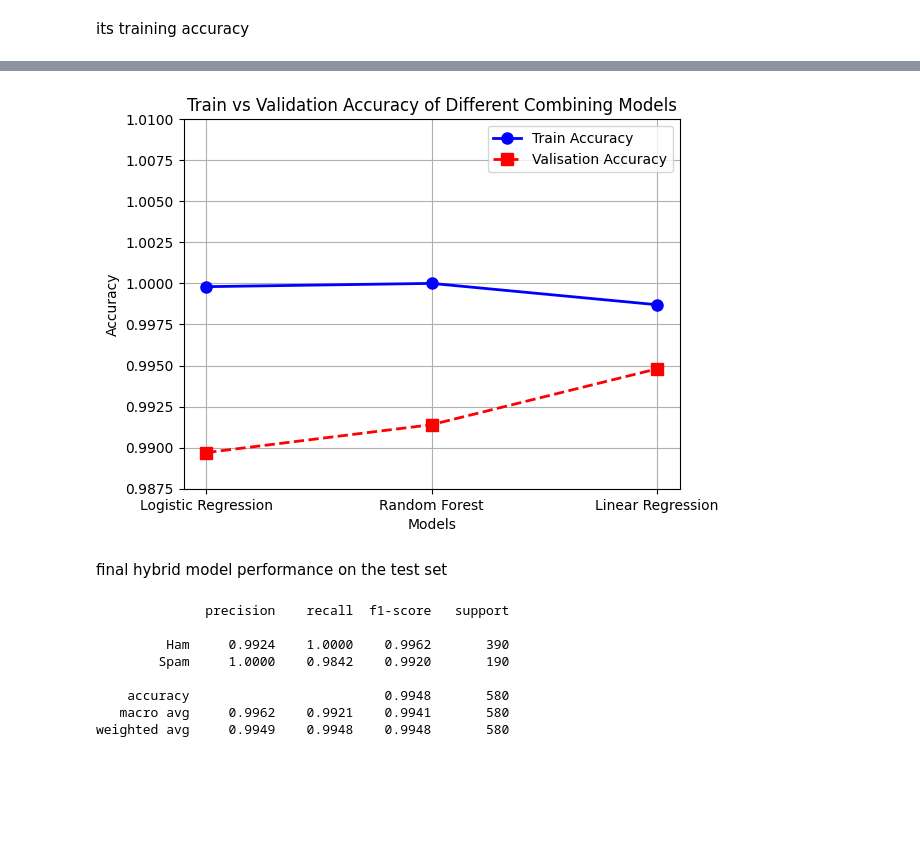
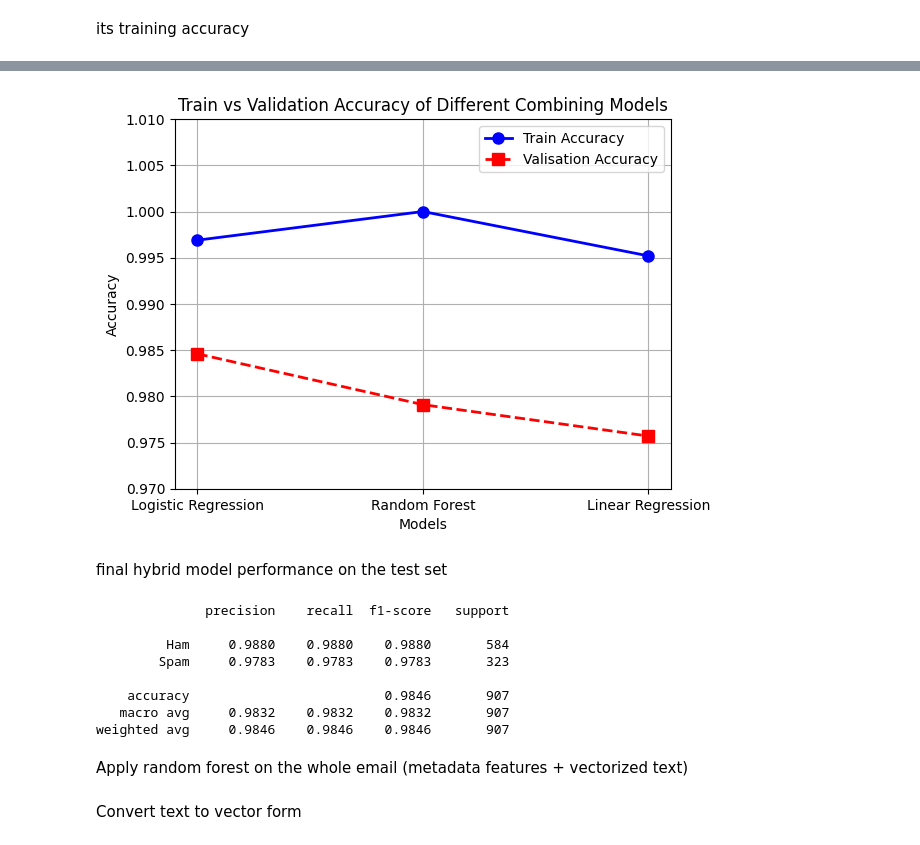
Before and after one commit to LindaPeng123/Hybrid_Spam_Classification, a Jupyter notebook: model_creation.ipynb, the cells around one changed output, grey strips where cells are left out. Drawn from its saved outputs; the diff is of its cells as text; code cells hidden in the pictures; blank space fills up the shorter version.

```diff
--- a/model_creation.ipynb
+++ b/model_creation.ipynb
@@ -570,32 +646,35 @@ accuracy_score(y_train, final_train_preds)
 # %%
 model_name_comb = ["Logistic Regression", "Random Forest", "Linear Regression"]
-val_accuracy = [0.9897, 0.9914, 0.9948]
-train_accuracy = [0.9998, 1, 0.9987]
+val_accuracy = [0.9846, 0.9791, 0.9757]
+train_accuracy = [0.9969, 1, 0.9952]
 plt.plot(model_name_comb, train_accuracy, marker='o', linestyle='-', color='blue', linewidth=2, markersize=8, label="Train Accuracy")
 plt.plot(model_name_comb, val_accuracy, marker='s', linestyle='--', color='red', linewidth=2, markersize=8, label="Valisation Accuracy")
 plt.xlabel("Models")
 plt.ylabel("Accuracy")
 plt.title("Train vs Validation Accuracy of Different Combining Models")
-plt.ylim(0.9875, 1.01)
+plt.ylim(0.97, 1.01)
 plt.legend()
 plt.grid(True)
 plt.show()
 # %% [output]
-[figure, old version]
+[figure, new version]
 # %% [markdown]
 final hybrid model performance on the test set
 # %%
 comb_df_test = np.column_stack((test_prob_list, y_pred_prob_test))
-test_pred_final = model_lr.predict(comb_df_test)
-test_pred_final1 = [1 if i >= 0.5 else 0 for i in test_pred_final]
-report_final_test = classification_report(y_test_bert, test_pred_final1, target_names = ["Ham", "Spam"], digits=4)
+test_pred_final = meta_classifier.predict(comb_df_test)
+report_final_test = classification_report(y_test_bert, test_pred_final, target_names = ["Ham", "Spam"], digits=4)
 print(report_final)
 # %% [output]
               precision    recall  f1-score   support
 
-         Ham     0.9924    1.0000    0.9962       390
-        Spam     1.0000    0.9842    0.9920       190
+         Ham     0.9880    0.9880    0.9880       584
+        Spam     0.9783    0.9783    0.9783       323
 
-    accuracy                         0.9948       580
-   macro avg     0.9962    0.9921    0.9941       580
-weighted avg     0.9949    0.9948    0.9948       580
+    accuracy                         0.9846       907
+   macro avg     0.9832    0.9832    0.9832       907
+weighted avg     0.9846    0.9846    0.9846       907
+# %% [markdown]
+Apply random forest on the whole email (metadata features + vectorized text)
+# %% [markdown]
+Convert text to vector form
```
Also changed, not shown: parts of 66 cells of this notebook, 3 other files.
